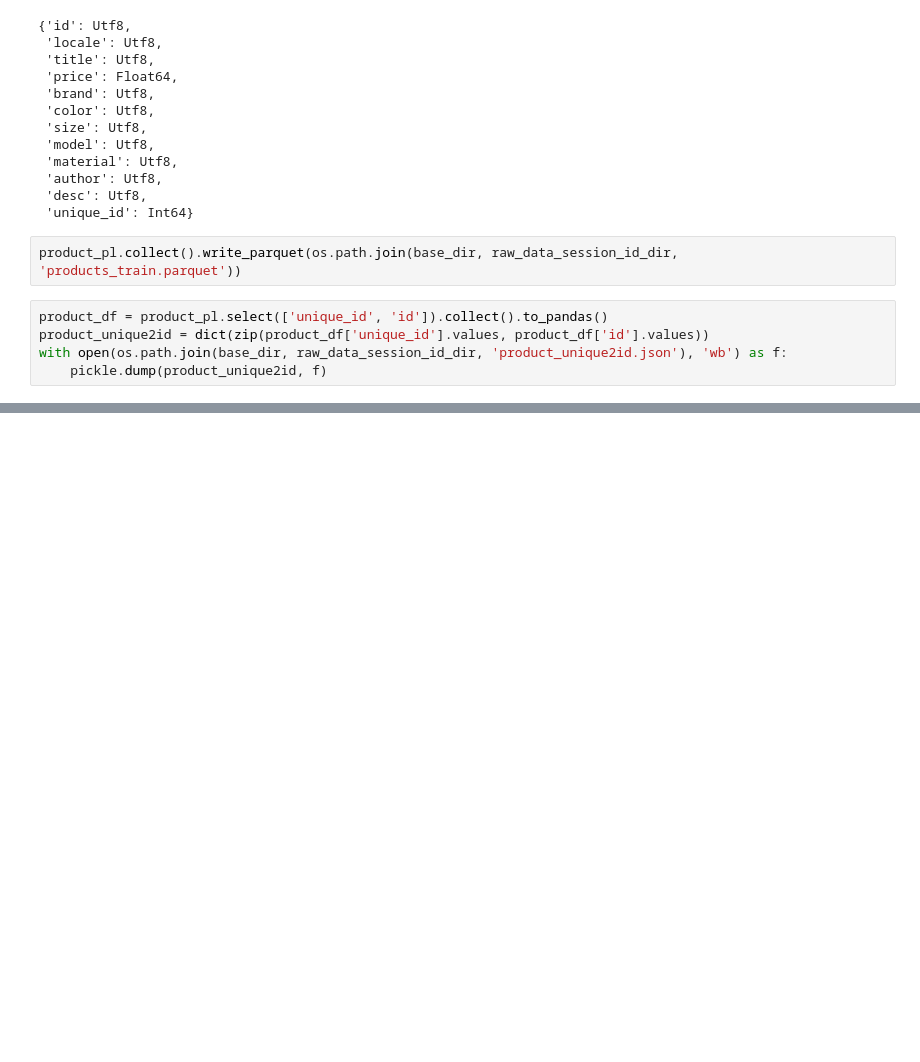
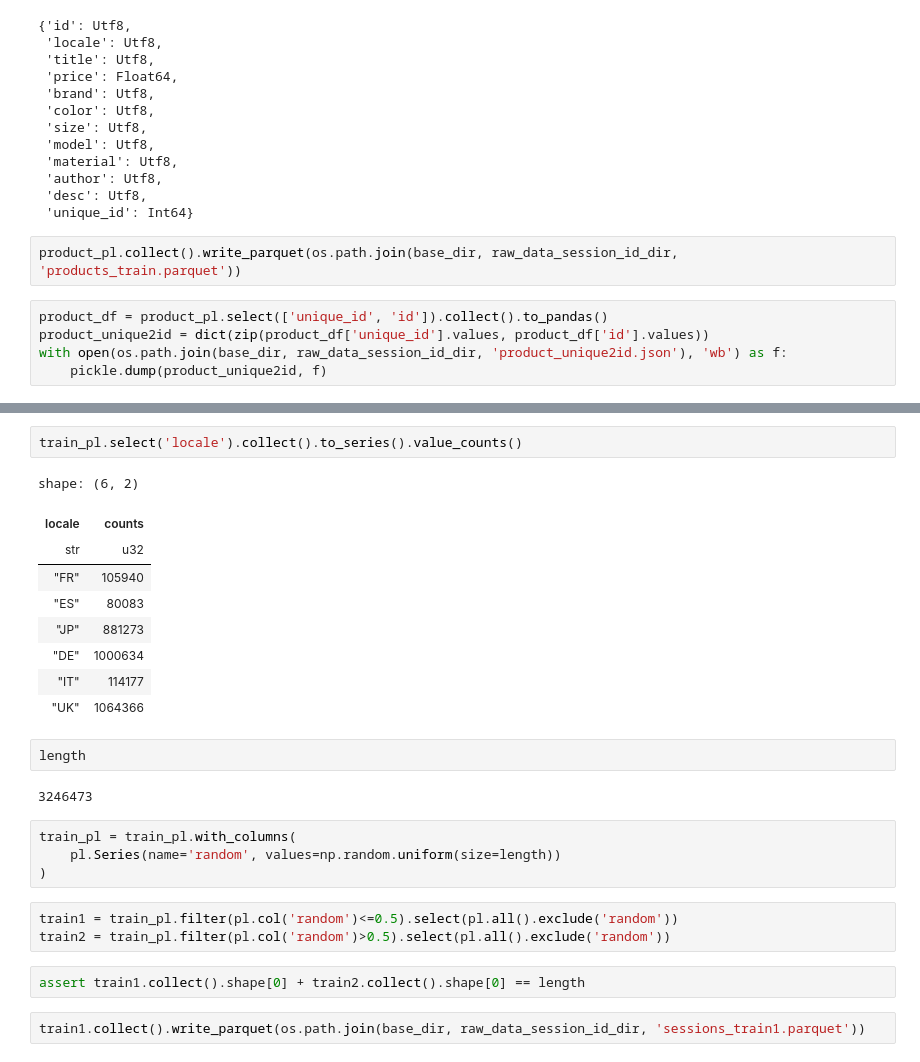
Before and after one commit to xiaoye-hua/Amazon_KDD_Cup_2023, a Jupyter notebook: notebooks/0_dowload_preprocss_data.ipynb, the cells around one changed output, grey strips where cells are left out. Cells and saved outputs as stored; diff of their text form; blank space fills up the shorter version.

```diff
--- a/notebooks/0_dowload_preprocss_data.ipynb
+++ b/notebooks/0_dowload_preprocss_data.ipynb
@@ -262,0 +500,27 @@ with open(os.path.join(base_dir, raw_data_session_id_dir, 'product_unique2id.jso
+# %%
+train_pl.select('locale').collect().to_series().value_counts()
+# %% [output]
+shape: (6, 2)
+| locale | counts |
+| str | u32 |
+| "FR" | 105940 |
+| "ES" | 80083 |
+| "JP" | 881273 |
+| "DE" | 1000634 |
+| "IT" | 114177 |
+| "UK" | 1064366 |
+# %%
+length
+# %% [output]
+3246473
+# %%
+train_pl = train_pl.with_columns(
+    pl.Series(name='random', values=np.random.uniform(size=length))
+)
+# %%
+train1 = train_pl.filter(pl.col('random')<=0.5).select(pl.all().exclude('random'))
+train2 = train_pl.filter(pl.col('random')>0.5).select(pl.all().exclude('random'))
+# %%
+assert train1.collect().shape[0] + train2.collect().shape[0] == length
+# %%
+train1.collect().write_parquet(os.path.join(base_dir, raw_data_session_id_dir, 'sessions_train1.parquet'))
```
Also changed, not shown: parts of 40 cells of this notebook, 19 other files.
